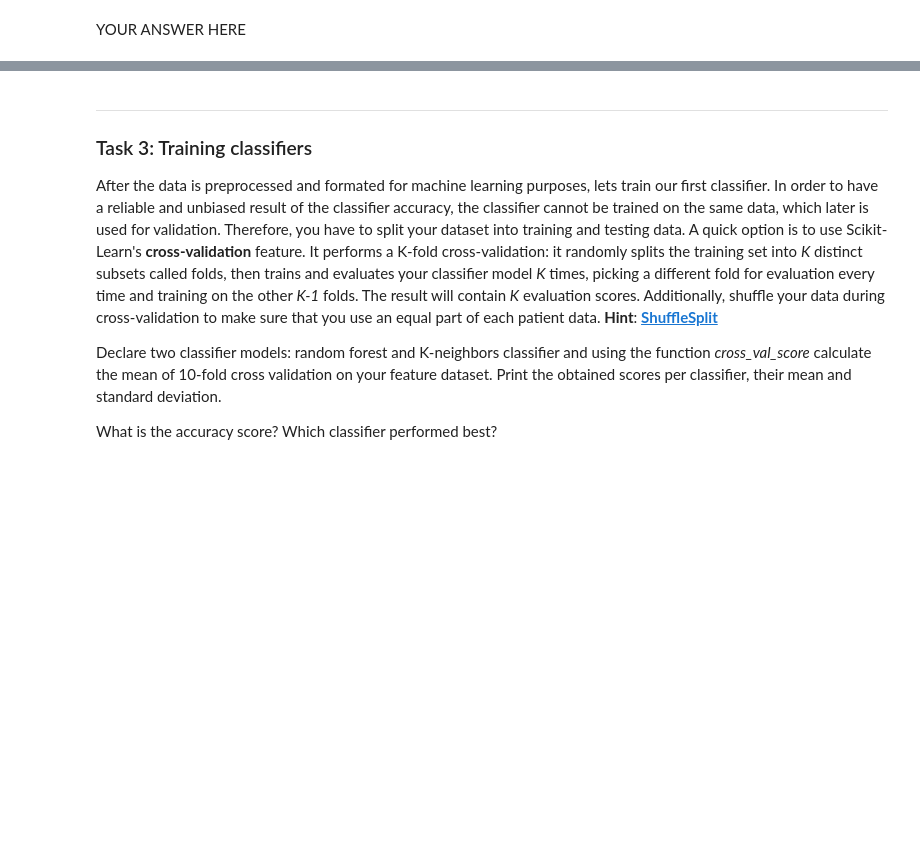
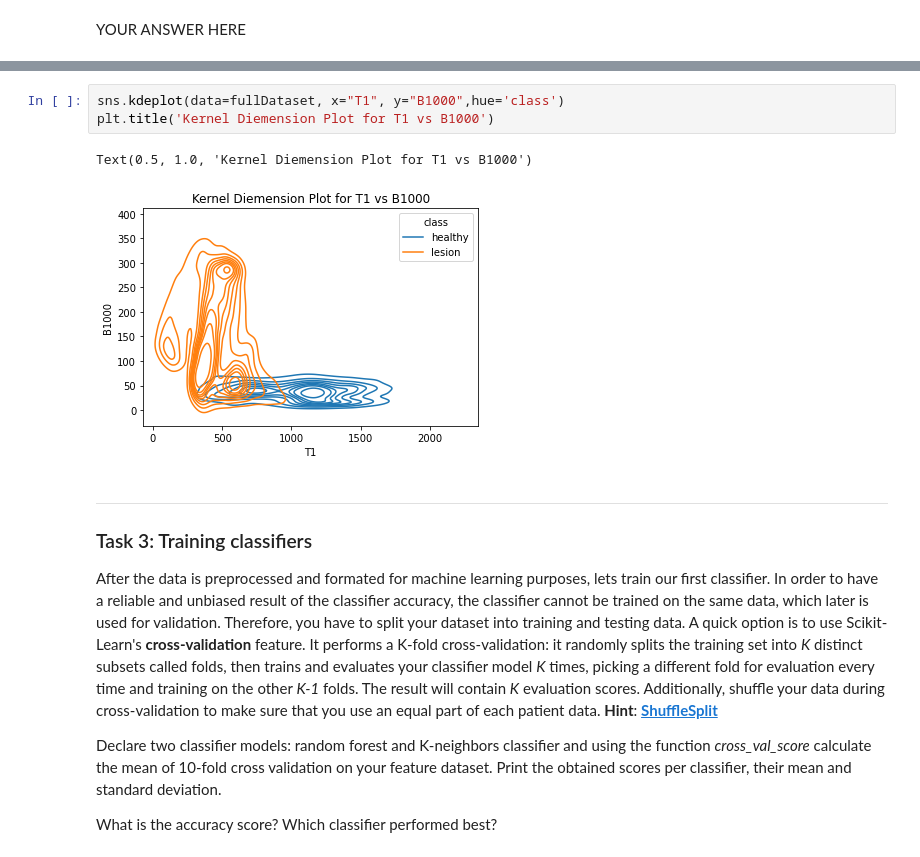
Before and after one commit to Aneruth/Clinical-Decision-Support-System, a Jupyter notebook: WPO3/WPO3.ipynb, the cells around one changed output, grey strips where cells are left out. Drawn from its saved outputs; the diff is of its cells as text; blank space fills up the shorter version.

```diff
--- a/WPO3/WPO3.ipynb
+++ b/WPO3/WPO3.ipynb
@@ -85,3 +130,9 @@ YOUR ANSWER HERE
+# %%
+sns.kdeplot(data=fullDataset, x="T1", y="B1000",hue='class')
+plt.title('Kernel Diemension Plot for T1 vs B1000')
+# %% [output]
+Text(0.5, 1.0, 'Kernel Diemension Plot for T1 vs B1000')
+[figure, added]
 # %% [markdown]
 ***
 ### Task 3: Training classifiers
```
Also changed, not shown: parts of 14 cells of this notebook, 2 other files.
